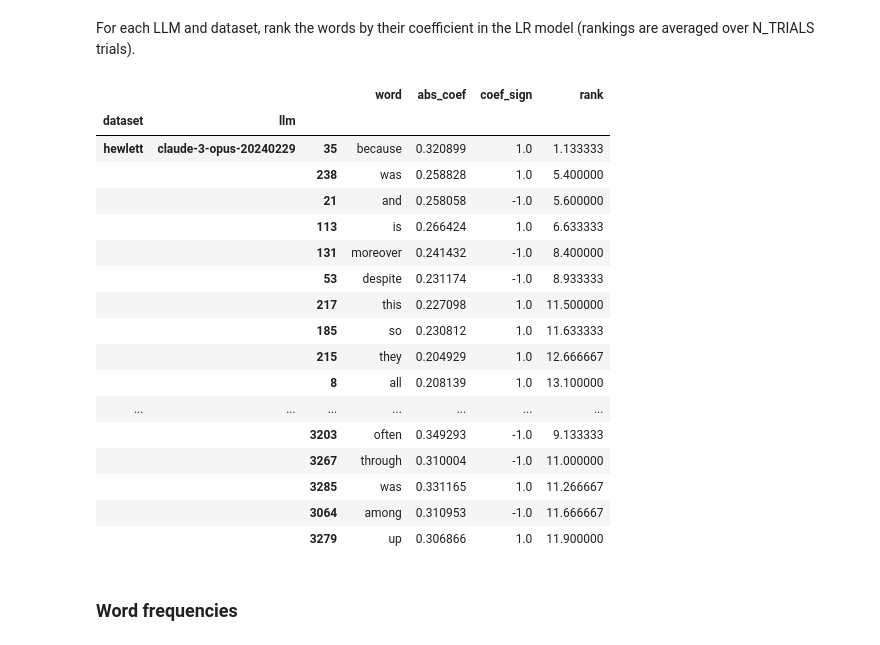
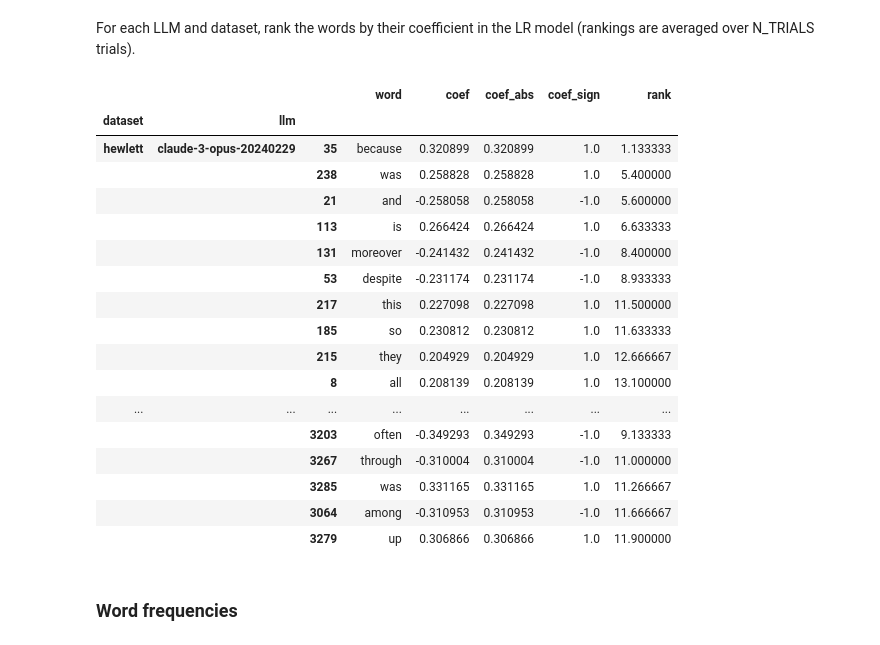
Before and after one commit to harrison-f-stropkay/llm-style, a Jupyter notebook: analysis.ipynb, the cells around one changed output. Drawn from its saved outputs; the diff is of its cells as text; code cells hidden in the pictures.

Commit message:
binary run finished

```diff
--- a/analysis.ipynb
+++ b/analysis.ipynb
@@ -148,15 +148,8 @@ def classify(df, function_words, test_prompts=None, return_df_coefs=False):
     # print the words that were most important for the model
     if return_df_coefs:
         coefs = model.best_estimator_.coef_.squeeze()
-        coefs_abs = np.abs(coefs)
-        coefs_sign = np.sign(coefs)
         used_fw = z_scores_transformer.get_used_fw()
-        df_coefs = pd.DataFrame(
-            {"word": used_fw, "abs_coef": coefs_abs, "coef_sign": coefs_sign}
-        )
-        df_coefs = df_coefs.sort_values("abs_coef", ascending=False).reset_index(
-            drop=True
-        )
+        df_coefs = pd.DataFrame({"word": used_fw, "coef": coefs})
         return df_test, df_coefs
 
     else:
@@ -201,9 +194,7 @@ if False:
                 )
 
     df_binary_classification = pd.DataFrame(binary_classification)
-    df_binary_classification.to_csv(
-        f"results/df_binary_classification.csv", index=False
-    )
+    df_binary_classification.to_csv(f"results/binary_classification.csv", index=False)
 # %% [markdown]
 ### Most important words
 # %% [markdown]
@@ -211,64 +202,69 @@ For each LLM and dataset, rank the words by their coefficient in the LR model (r
 # %%
 from io import StringIO
 
 
 N = 10
 fw = fw_oseah
 
-df_binary_classification = pd.read_csv("results/df_binary_classification.csv")
+df_binary_classification = pd.read_csv("results/binary_classification.csv")
 
-df_coefs_ind_list = []
-for _, dataset, llm, _, _, df_coefs_ind in df_binary_classification.itertuples():
-    df_coefs_ind = pd.read_json(StringIO(df_coefs_ind))
-    df_coefs_ind["dataset"] = dataset
-    df_coefs_ind["llm"] = llm
+df_coefs_list = []
+for _, dataset, llm, _, _, df_coefs in df_binary_classification.itertuples():
+    df_coefs = pd.read_json(StringIO(df_coefs))
+    df_coefs["dataset"] = dataset
+    df_coefs["llm"] = llm
+    df_coefs["coef_abs"] = np.abs(df_coefs["coef"])
+    df_coefs["coef_sign"] = np.sign(df_coefs["coef"])
 
     # Add a row for each word that is in fw but not in the df
+    fw_used = set(df_coefs["word"].values)
+    new_rows = []
     for word in fw:
-        if word not in df_coefs_ind["word"].values:
-            new_row = pd.DataFrame(
+        if word not in fw_used:
+            new_rows.append(
                 {
-                    "dataset": [dataset],
-                    "llm": [llm],
-                    "word": [word],
-                    "abs_coef": [0],
-                    "coef_sign": [0],
+                    "dataset": dataset,
+                    "llm": llm,
+                    "word": word,
+                    "coef_abs": 0,
+                    "coef_sign": 0,
                 }
             )
-            df_coefs_ind = pd.concat([df_coefs_ind, new_row], ignore_index=True)
 
-    # Convert coef to rank (ties use the average rank)
-    df_coefs_ind["rank"] = df_coefs_ind["abs_coef"].rank(ascending=False)
+    df_new_rows = pd.DataFrame(new_rows)
+    df_coefs = pd.concat([df_coefs, df_new_rows], ignore_index=True)
 
-    df_coefs_ind_list.append(df_coefs_ind)
+    # Compute ranks (use average rank for ties)
+    df_coefs["rank"] = df_coefs.groupby(["dataset", "llm"])["coef_abs"].rank(
+        method="average", ascending=False
+    )
+    df_coefs_list.append(df_coefs)
 
-df_coefs = pd.concat(df_coefs_ind_list).reset_index(drop=True)
-
+df_coefs = pd.concat(df_coefs_list, ignore_index=True)
 df_avg_ranks = df_coefs.groupby(["dataset", "llm", "word"]).mean().reset_index()
-
 df_n_smallest = df_avg_ranks.groupby(["dataset", "llm"]).apply(
     lambda x: x.nsmallest(N, "rank"), include_groups=False
 )
 df_n_smallest
 # %% [output]
-|  |  |  | word | abs_coef | coef_sign | rank |
-| dataset | llm |  |  |  |  |  |
-| hewlett | claude-3-opus-20240229 | 35 | because | 0.320899 | 1.0 | 1.133333 |
-|  |  | 238 | was | 0.258828 | 1.0 | 5.400000 |
-|  |  | 21 | and | 0.258058 | -1.0 | 5.600000 |
-|  |  | 113 | is | 0.266424 | 1.0 | 6.633333 |
-|  |  | 131 | moreover | 0.241432 | -1.0 | 8.400000 |
-|  |  | 53 | despite | 0.231174 | -1.0 | 8.933333 |
-|  |  | 217 | this | 0.227098 | 1.0 | 11.500000 |
-|  |  | 185 | so | 0.230812 | 1.0 | 11.633333 |
-|  |  | 215 | they | 0.204929 | 1.0 | 12.666667 |
-|  |  | 8 | all | 0.208139 | 1.0 | 13.100000 |
-| ... | ... | ... | ... | ... | ... | ... |
-|  |  | 3203 | often | 0.349293 | -1.0 | 9.133333 |
-|  |  | 3267 | through | 0.310004 | -1.0 | 11.000000 |
-|  |  | 3285 | was | 0.331165 | 1.0 | 11.266667 |
-|  |  | 3064 | among | 0.310953 | -1.0 | 11.666667 |
-|  |  | 3279 | up | 0.306866 | 1.0 | 11.900000 |
+|  |  |  | word | coef | coef_abs | coef_sign | rank |
+| dataset | llm |  |  |  |  |  |  |
+| hewlett | claude-3-opus-20240229 | 35 | because | 0.320899 | 0.320899 | 1.0 | 1.133333 |
+|  |  | 238 | was | 0.258828 | 0.258828 | 1.0 | 5.400000 |
+|  |  | 21 | and | -0.258058 | 0.258058 | -1.0 | 5.600000 |
+|  |  | 113 | is | 0.266424 | 0.266424 | 1.0 | 6.633333 |
+|  |  | 131 | moreover | -0.241432 | 0.241432 | -1.0 | 8.400000 |
+|  |  | 53 | despite | -0.231174 | 0.231174 | -1.0 | 8.933333 |
+|  |  | 217 | this | 0.227098 | 0.227098 | 1.0 | 11.500000 |
+|  |  | 185 | so | 0.230812 | 0.230812 | 1.0 | 11.633333 |
+|  |  | 215 | they | 0.204929 | 0.204929 | 1.0 | 12.666667 |
+|  |  | 8 | all | 0.208139 | 0.208139 | 1.0 | 13.100000 |
+| ... | ... | ... | ... | ... | ... | ... | ... |
+|  |  | 3203 | often | -0.349293 | 0.349293 | -1.0 | 9.133333 |
+|  |  | 3267 | through | -0.310004 | 0.310004 | -1.0 | 11.000000 |
+|  |  | 3285 | was | 0.331165 | 0.331165 | 1.0 | 11.266667 |
+|  |  | 3064 | among | -0.310953 | 0.310953 | -1.0 | 11.666667 |
+|  |  | 3279 | up | 0.306866 | 0.306866 | 1.0 | 11.900000 |
 # %% [markdown]
 ### Word frequencies
 # %% [markdown]
```
Also changed, not shown: parts of 4 cells of this notebook, 1 other file.
